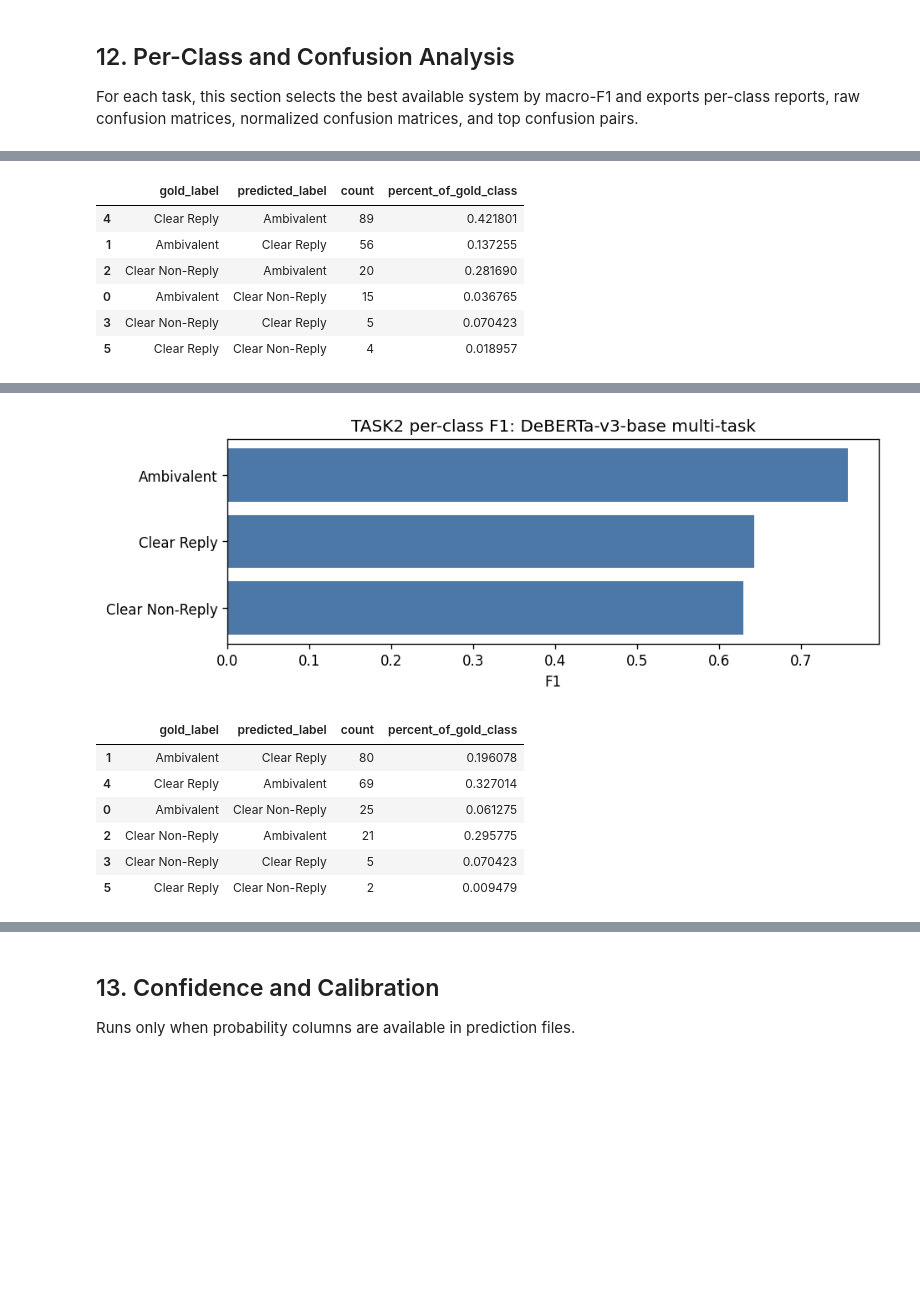
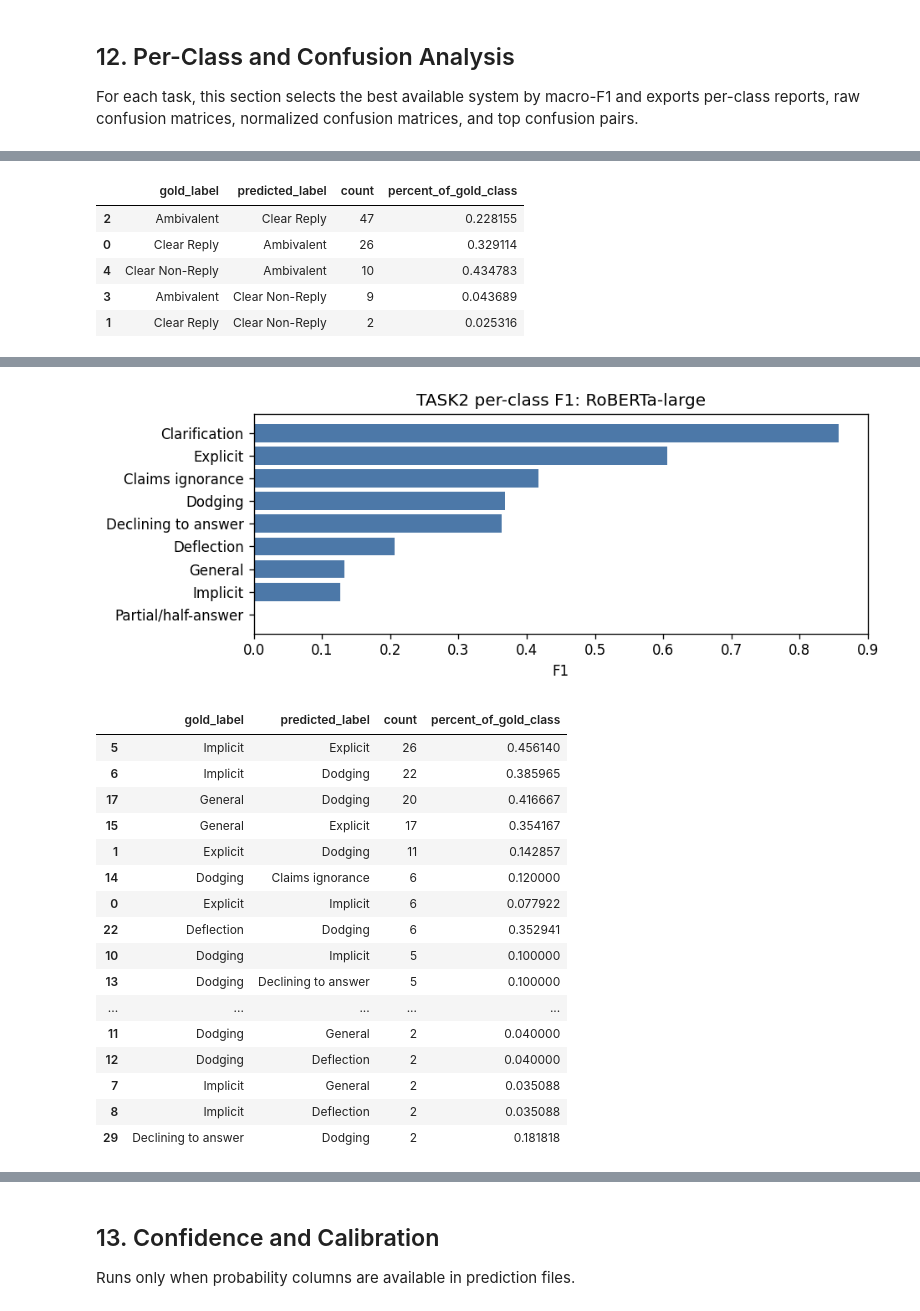
Before and after one commit to zhaoqyu/Project-MMD2, a Jupyter notebook: notebooks/analysis_clarity_results.ipynb, the cells around one changed output, grey strips where cells are left out. Cells and saved outputs as stored; diff of their text form; code cells hidden in the pictures; blank space fills up the shorter version.

```diff
--- a/notebooks/analysis_clarity_results.ipynb
+++ b/notebooks/analysis_clarity_results.ipynb
@@ -855,10 +981,13 @@ def short_experiment_name(name):
 # %%
 metric_results, per_class_results = compute_metrics_table(predictions, n_boot=500)
+
 if not metric_results.empty:
-    metric_results["experiment"] = metric_results["experiment"].map(short_experiment_name)
+    metric_results["raw_experiment"] = metric_results["experiment"]
+    metric_results["experiment"] = metric_results["raw_experiment"].map(short_experiment_name)
 
 if not per_class_results.empty:
-    per_class_results["experiment"] = per_class_results["experiment"].map(short_experiment_name)
+    per_class_results["raw_experiment"] = per_class_results["experiment"]
+    per_class_results["experiment"] = per_class_results["raw_experiment"].map(short_experiment_name)
 
 if metric_results.empty:
     warn("Main result analysis skipped because no prediction file had both gold and prediction labels.")
@@ -867,9 +996,9 @@ else:
     task2_results = metric_results[metric_results["task"] == "task2"].sort_values("macro_f1", ascending=False)
     task1_results.to_csv(TABLE_DIR / "main_results_task1.csv", index=False)
     task2_results.to_csv(TABLE_DIR / "main_results_task2.csv", index=False)
-    compact = metric_results.sort_values(["task", "macro_f1"], ascending=[True, False])
+    compact = metric_results.sort_values(["task", "split", "macro_f1"], ascending=[True, True, False])
     compact.to_csv(TABLE_DIR / "compact_paper_results.csv", index=False)
-    display(compact[["task", "split", "experiment", "n_examples", "macro_f1", "macro_f1_ci_low", "macro_f1_ci_high", "weighted_f1", "accuracy"]].head(50))
+    display(compact[["task", "split", "experiment", "n_examples", "macro_f1", "macro_f1_ci_low", "macro_f1_ci_high", "weighted_f1", "accuracy"]].head(80))
 
     for task, data, filename in [
         ("task1", task1_results, "main_results_task1"),
@@ -877,7 +1006,8 @@ else:
     ]:
         if data.empty:
             continue
-        top = data.head(12).iloc[::-1]
+        plot_source = data[data["split"] == "test"] if (data["split"] == "test").any() else data
+        top = plot_source.head(12).iloc[::-1]
         plt.figure(figsize=(9, max(3, 0.35 * len(top))))
         plt.barh(top["experiment"], top["macro_f1"], color="#4C78A8")
         plt.xlabel("Macro-F1")
@@ -1107,10 +1246,16 @@ else:
 
 For each task, this section selects the best available system by macro-F1 and exports per-class reports, raw confusion matrices, normalized confusion matrices, and top confusion pairs.
 # %%
-def best_system_for_task(task: str):
+def best_system_for_task(task: str, preferred_split: str = "test"):
     if metric_results.empty:
         return None
-    subset = metric_results[metric_results["task"] == task].sort_values("macro_f1", ascending=False)
+    subset = metric_results[metric_results["task"] == task].copy()
+    if subset.empty:
+        return None
+    preferred = subset[subset["split"] == preferred_split]
+    if not preferred.empty:
+        subset = preferred
+    subset = subset.sort_values("macro_f1", ascending=False)
     return subset.iloc[0] if not subset.empty else None
 
 
@@ -1130,11 +1275,11 @@ def top_confusions(y_true, y_pred, labels):
                     "count": count,
                     "percent_of_gold_class": count / gold_counts[i] if gold_counts[i] else np.nan,
                 })
-    return pd.DataFrame(rows).sort_values("count", ascending=False)
+    return pd.DataFrame(rows).sort_values("count", ascending=False) if rows else pd.DataFrame(columns=["gold_label", "predicted_label", "count", "percent_of_gold_class"])
 
 
 def plot_confusion_matrices(group: pd.DataFrame, task: str, experiment: str):
-    labels = sorted(pd.unique(pd.concat([group["gold"], group["prediction"]]).dropna()))
+    labels = labels_for_task(task, group["gold"], group["prediction"])
     y_true = group["gold"].tolist()
     y_pred = group["prediction"].tolist()
     matrix = confusion_matrix(y_true, y_pred, labels=labels)
@@ -1180,10 +1325,10 @@ for task in ["task1", "task2"]:
     plt.figure(figsize=(8, max(3, 0.35 * len(task_per_class))))
     plt.barh(task_per_class["label"], task_per_class["f1"], color="#4C78A8")
     plt.xlabel("F1")
-    plt.title(f"{task.upper()} per-class F1: {best['experiment']}")
+    plt.title(f"{task.upper()} per-class F1: {short_experiment_name(best['experiment'])}")
     save_figure(f"per_class_f1_{task}")
 
-    labels = sorted(pd.unique(pd.concat([group["gold"], group["prediction"]]).dropna()))
+    labels = labels_for_task(task, group["gold"], group["prediction"])
     confusions = top_confusions(group["gold"], group["prediction"], labels)
     confusions.to_csv(TABLE_DIR / f"top_confusions_{task}.csv", index=False)
     display(confusions.head(20))
@@ -1208,7 +1353,6 @@ for task in ["task1", "task2"]:
 |  | gold_label | predicted_label | count | percent_of_gold_class |
-| 4 | Clear Reply | Ambivalent | 89 | 0.421801 |
-| 1 | Ambivalent | Clear Reply | 56 | 0.137255 |
-| 2 | Clear Non-Reply | Ambivalent | 20 | 0.281690 |
-| 0 | Ambivalent | Clear Non-Reply | 15 | 0.036765 |
-| 3 | Clear Non-Reply | Clear Reply | 5 | 0.070423 |
-| 5 | Clear Reply | Clear Non-Reply | 4 | 0.018957 |
+| 2 | Ambivalent | Clear Reply | 47 | 0.228155 |
+| 0 | Clear Reply | Ambivalent | 26 | 0.329114 |
+| 4 | Clear Non-Reply | Ambivalent | 10 | 0.434783 |
+| 3 | Ambivalent | Clear Non-Reply | 9 | 0.043689 |
+| 1 | Clear Reply | Clear Non-Reply | 2 | 0.025316 |
@@ -1221,8 +1371,18 @@ for task in ["task1", "task2"]:
-[figure, old version]
+[figure, new version]
 |  | gold_label | predicted_label | count | percent_of_gold_class |
-| 1 | Ambivalent | Clear Reply | 80 | 0.196078 |
-| 4 | Clear Reply | Ambivalent | 69 | 0.327014 |
-| 0 | Ambivalent | Clear Non-Reply | 25 | 0.061275 |
-| 2 | Clear Non-Reply | Ambivalent | 21 | 0.295775 |
-| 3 | Clear Non-Reply | Clear Reply | 5 | 0.070423 |
-| 5 | Clear Reply | Clear Non-Reply | 2 | 0.009479 |
+| 5 | Implicit | Explicit | 26 | 0.456140 |
+| 6 | Implicit | Dodging | 22 | 0.385965 |
+| 17 | General | Dodging | 20 | 0.416667 |
+| 15 | General | Explicit | 17 | 0.354167 |
+| 1 | Explicit | Dodging | 11 | 0.142857 |
+| 14 | Dodging | Claims ignorance | 6 | 0.120000 |
+| 0 | Explicit | Implicit | 6 | 0.077922 |
+| 22 | Deflection | Dodging | 6 | 0.352941 |
+| 10 | Dodging | Implicit | 5 | 0.100000 |
+| 13 | Dodging | Declining to answer | 5 | 0.100000 |
+| ... | ... | ... | ... | ... |
+| 11 | Dodging | General | 2 | 0.040000 |
+| 12 | Dodging | Deflection | 2 | 0.040000 |
+| 7 | Implicit | General | 2 | 0.035088 |
+| 8 | Implicit | Deflection | 2 | 0.035088 |
+| 29 | Declining to answer | Dodging | 2 | 0.181818 |
```
Also changed, not shown: parts of 18 cells of this notebook, 55 other files.
